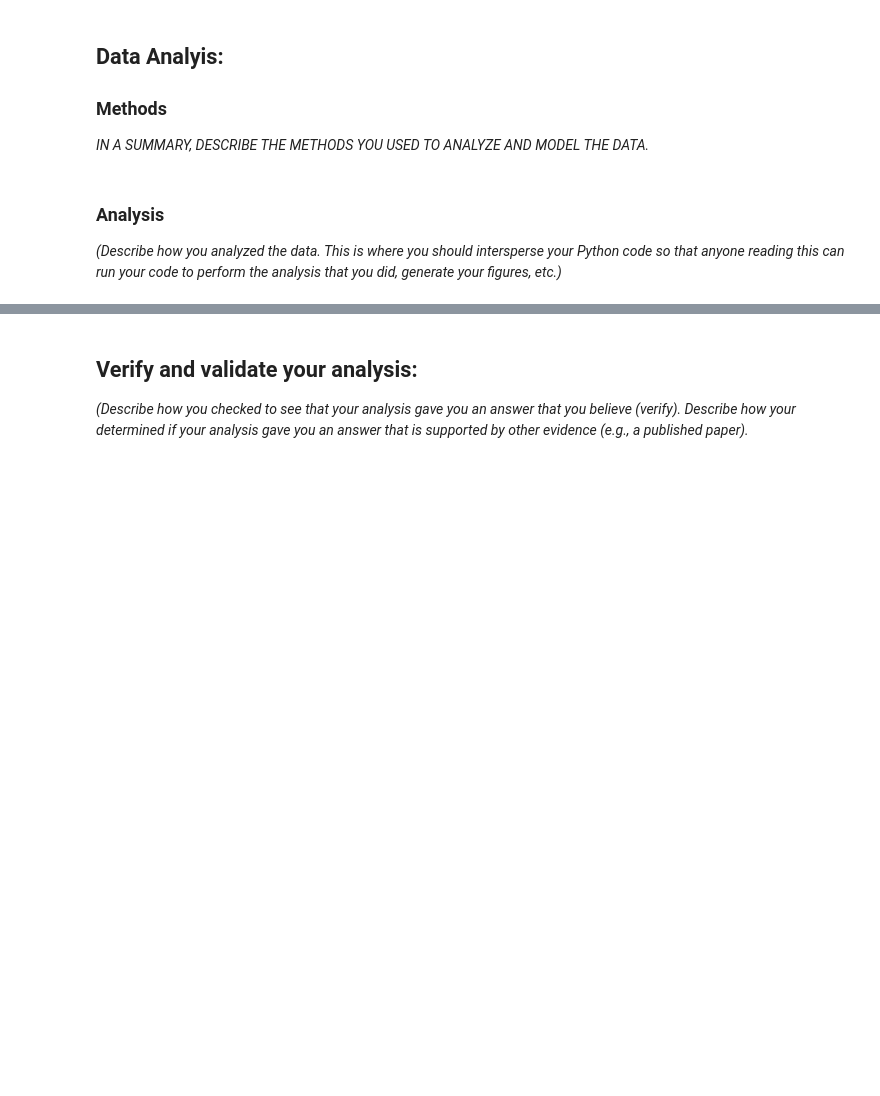
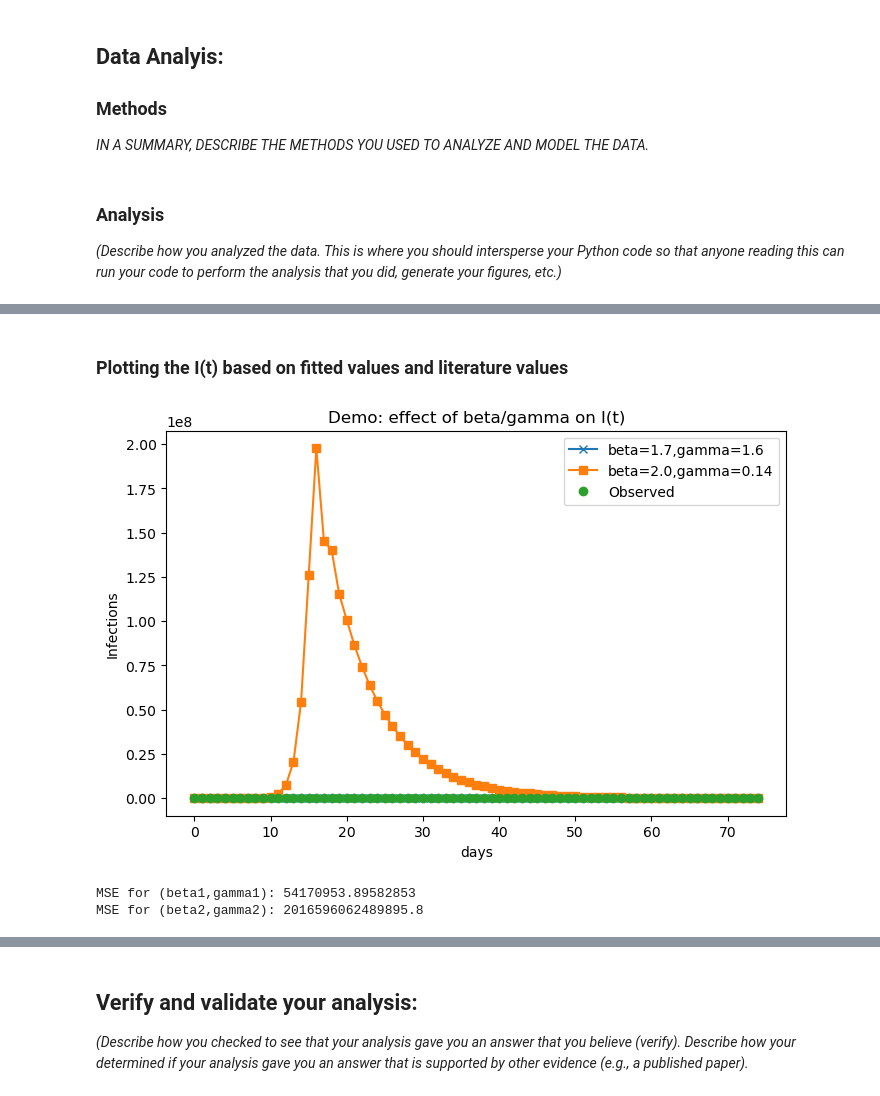
Before and after one commit to NolanNguyen9223/Module-4-Project, a Jupyter notebook: LANGER4_NGUYENhANCOCK_MODULE_4.ipynb, the cells around one changed output, grey strips where cells are left out. Saved outputs shown, nothing was run; the diff lists cells and outputs as text; code cells hidden in the pictures; blank space fills up the shorter version.

```diff
--- a/LANGER4_NGUYENhANCOCK_MODULE_4.ipynb
+++ b/LANGER4_NGUYENhANCOCK_MODULE_4.ipynb
@@ -162,0 +204,46 @@ max    2755.000000  10536.000000
+# %% [markdown]
+### Plotting the I(t) based on fitted values and literature values
+# %%
+import matplotlib.pyplot as plt
+import numpy as np
+from main_functions import euler_sir
+
+# 1. Observed I(t) and time array
+I_obs = data_sir['I_est'].values.astype(float)
+t_obs = np.linspace(0, len(I_obs) - 1, len(I_obs))   # 1 unit = 1 day (or 1 week, just be consistent)
+
+# 2. Initial conditions from first row
+I0_obs = data_sir.iloc[0]['I_est']
+R0_obs = data_sir.iloc[0]['R_est']   # or 0.0 if you want to match the demo
+S0_obs = N - I0_obs - R0_obs
+
+# 3. Pick two (beta, gamma) guesses
+#fitted values
+beta1  = 1.7
+gamma1 = 1.6
+#literature values
+beta2  = 2.0
+gamma2 = .14
+
+S1, I1, R1 = euler_sir(beta1, gamma1, S0_obs, I0_obs, R0_obs, t_obs, N)
+S2, I2, R2 = euler_sir(beta2, gamma2, S0_obs, I0_obs, R0_obs, t_obs, N)
+
+# 4. Plot model curves vs observed
+plt.figure(figsize=(8,5))
+plt.plot(t_obs, I1, label=f'beta={beta1},gamma={gamma1}', marker='x', linestyle='-')
+plt.plot(t_obs, I2, label=f'beta={beta2},gamma={gamma2}', marker='s', linestyle='-')
+plt.plot(t_obs, I_obs, 'o', label='Observed')
+
+plt.legend()
+plt.xlabel('days')
+plt.ylabel('Infections')
+plt.title('Demo: effect of beta/gamma on I(t)')
+plt.show()
+
+# 5. Mean squared error for each guess
+print("MSE for (beta1,gamma1):", np.mean((I1 - I_obs)**2))
+print("MSE for (beta2,gamma2):", np.mean((I2 - I_obs)**2))
+# %% [output]
+[figure, added]
+MSE for (beta1,gamma1): 54170953.89582853
+MSE for (beta2,gamma2): 2016596062489895.8
```
Also changed, not shown: parts of 6 cells of this notebook.
